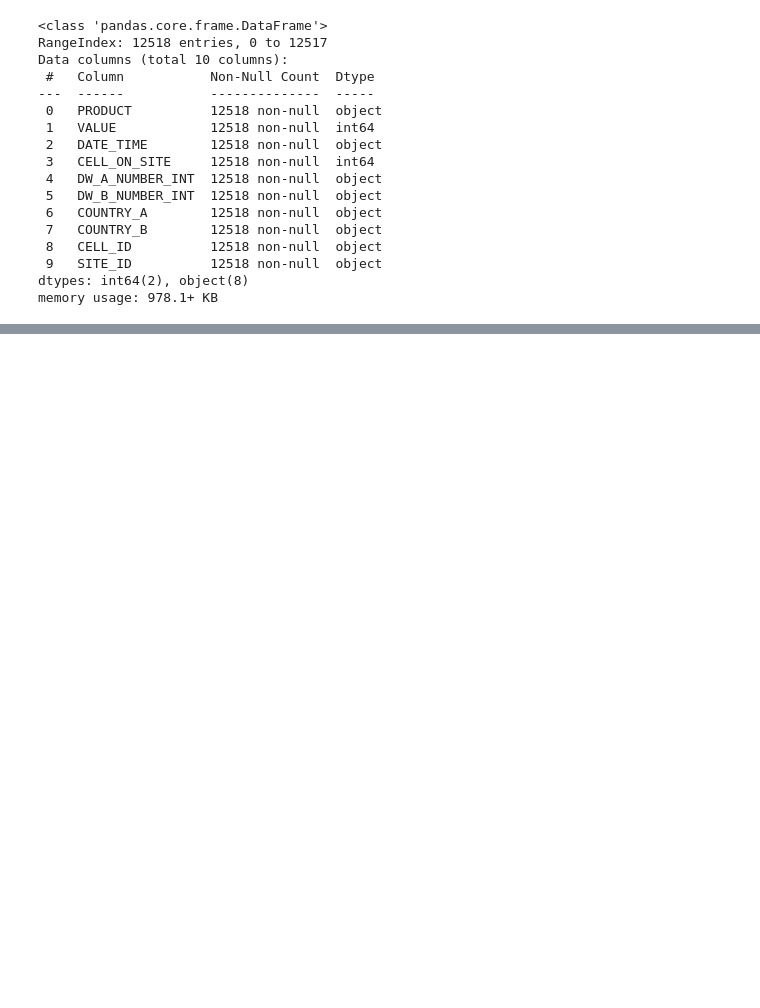
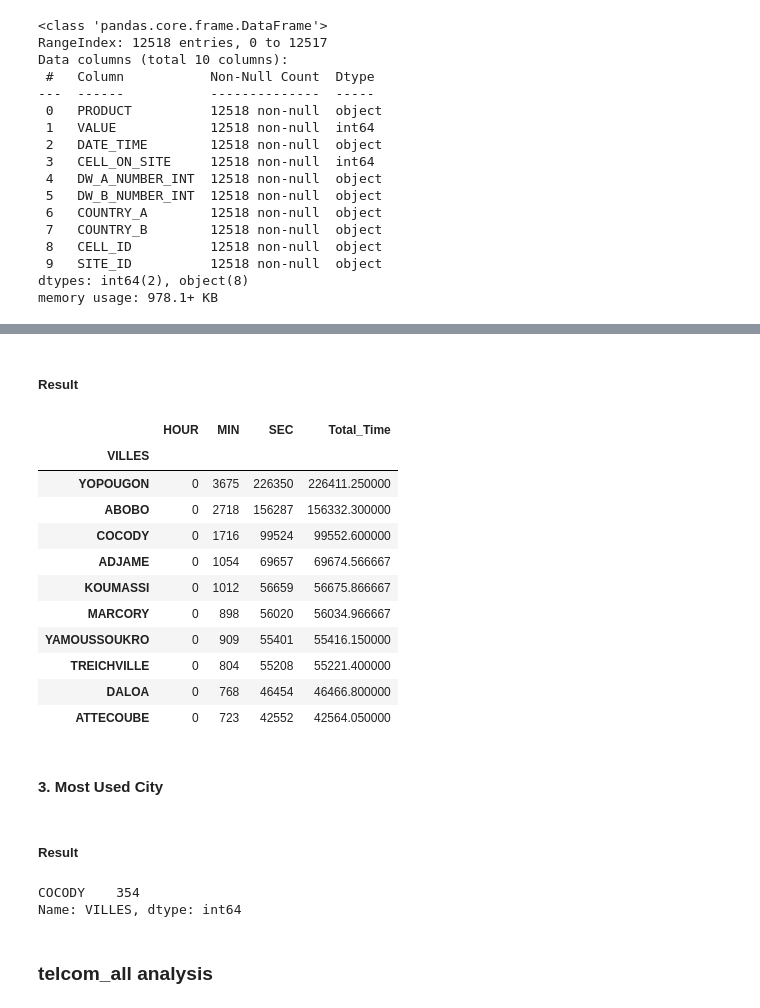
Before and after one commit to deborahmasibo/moringa_prep_week_3_ip, a Jupyter notebook: week3_ip.ipynb, the cells around one changed output, grey strips where cells are left out. Saved outputs shown, nothing was run; the diff lists cells and outputs as text; code cells hidden in the pictures; blank space fills up the shorter version.

Commit message:
Initial analysis

```diff
--- a/week3_ip.ipynb
+++ b/week3_ip.ipynb
@@ -319,0 +350,7 @@ memory usage: 978.1+ KB
+# %%
+# Dropping nan values
+cells_geo.dropna(inplace=True)
+# %%
+# Checking for, and removing duplicates.
+cells_geo.duplicated().any().any() # True
+cells_geo.drop_duplicates(inplace=True)
@@ -319,0 +467,8 @@ memory usage: 978.1+ KB
+# %%
+# Merging tables on site id and site code.
+
+tel_cells = cells_geo.merge(telcom_all[['SITE_ID','DATE_TIME']], left_on = 'SITE_CODE', right_on = 'SITE_ID')
+tel_cells.head()
+tel_cells.isna().any().any() #True
+tel_cells.dropna(inplace = True)
+tel_cells.info()
@@ -319,0 +496,39 @@ memory usage: 978.1+ KB
+# %% [markdown]
+##### Result
+# %%
+# Splitting the date column
+tel_cells['HOUR'] = tel_cells['DATE_TIME'].apply(lambda x: int(x[-10:-8]))
+tel_cells['MIN'] = tel_cells['DATE_TIME'].apply(lambda x: int(x[-7:-5]))
+tel_cells['SEC'] = tel_cells['DATE_TIME'].apply(lambda x: int(x[-4:-2]))
+# Grouping by the VILLES and DATE_TIME columns
+total_time = tel_cells[['VILLES', 'DATE_TIME','HOUR','MIN','SEC']].groupby(['VILLES', 'DATE_TIME']).sum()
+# Obtaining the total sum for the sec, min and hours
+total_time = total_time.groupby('VILLES').sum()
+total_time['Total_Time'] = (total_time['HOUR']/3600) + (total_time['MIN']/60) + total_time['SEC']
+# Sorting according to the higest total time to obtain the most used city during business and working hours.
+total_time.sort_values('Total_Time',ascending=False).head(10)
+# %% [output]
+|  | HOUR | MIN | SEC | Total_Time |
+| VILLES |  |  |  |  |
+| YOPOUGON | 0 | 3675 | 226350 | 226411.250000 |
+| ABOBO | 0 | 2718 | 156287 | 156332.300000 |
+| COCODY | 0 | 1716 | 99524 | 99552.600000 |
+| ADJAME | 0 | 1054 | 69657 | 69674.566667 |
+| KOUMASSI | 0 | 1012 | 56659 | 56675.866667 |
+| MARCORY | 0 | 898 | 56020 | 56034.966667 |
+| YAMOUSSOUKRO | 0 | 909 | 55401 | 55416.150000 |
+| TREICHVILLE | 0 | 804 | 55208 | 55221.400000 |
+| DALOA | 0 | 768 | 46454 | 46466.800000 |
+| ATTECOUBE | 0 | 723 | 42552 | 42564.050000 |
+# %% [markdown]
+#### 3. Most Used City
+# %% [markdown]
+##### Result
+# %%
+# Most Used City
+cells_geo['VILLES'].value_counts().head(1)
+# %% [output]
+COCODY    354
+Name: VILLES, dtype: int64
+# %% [markdown]
+### telcom_all analysis
```
Also changed, not shown: parts of 21 cells of this notebook.
